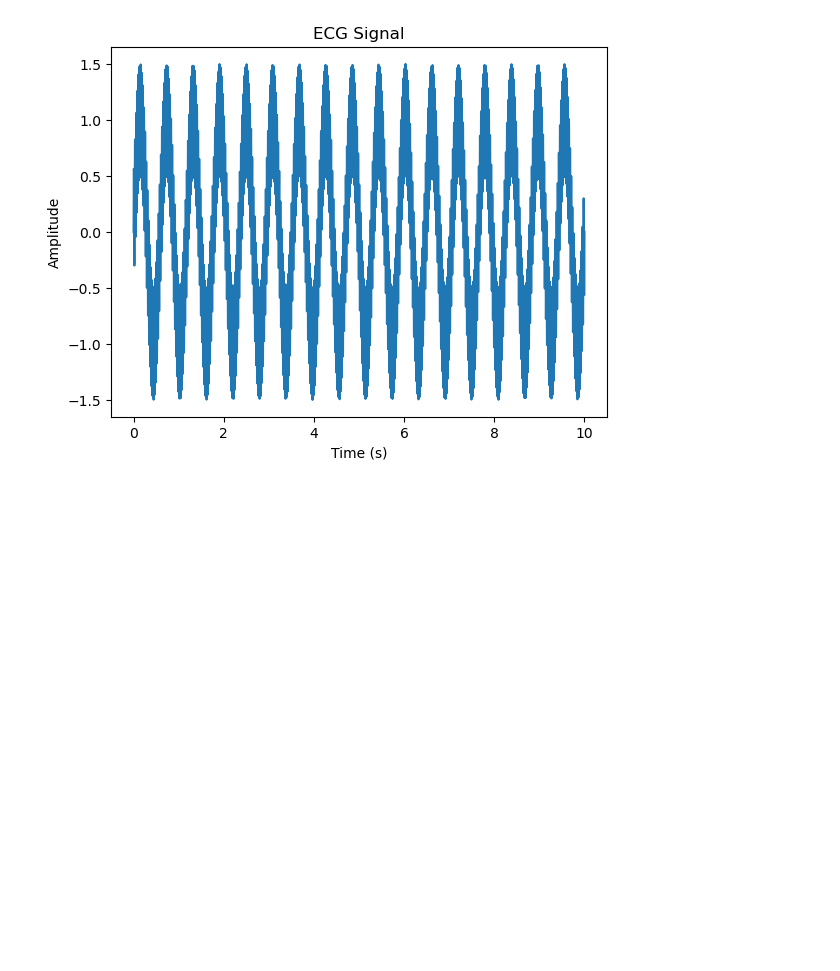
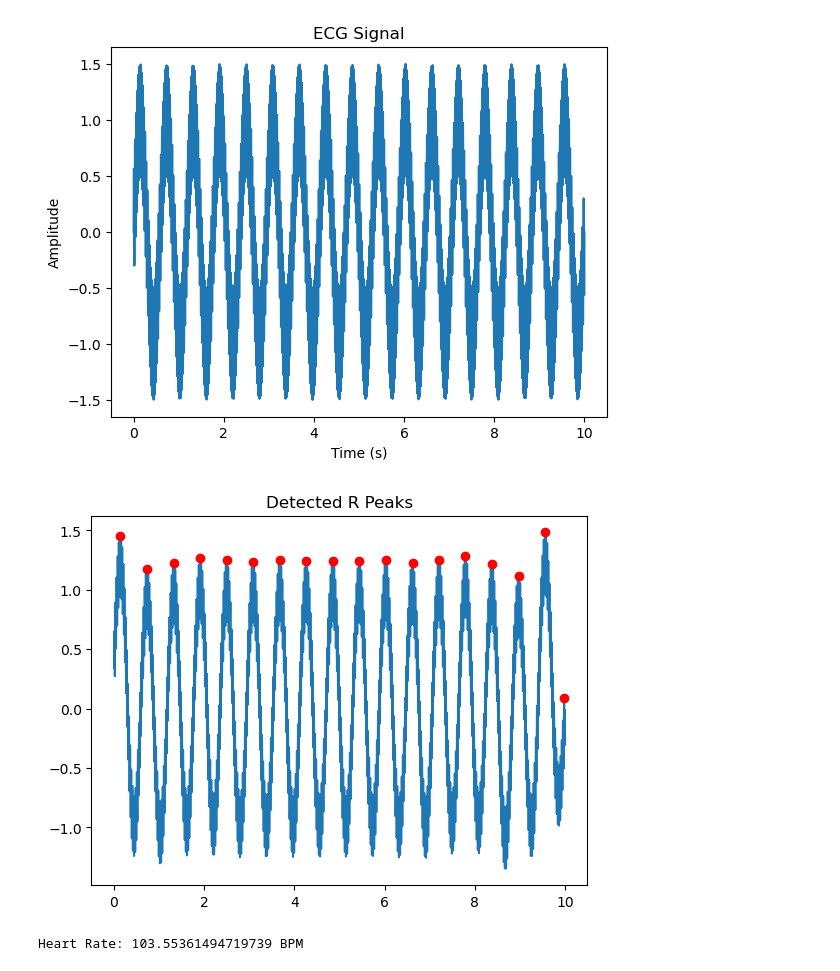
Before and after one commit to pacho10/MathConceptsForDevelopersProject, a Jupyter notebook: ElectrocardiogramPrinciple.ipynb, the cells around one changed output. Drawn from its saved outputs; the diff is of its cells as text; code cells hidden in the pictures; blank space fills up the shorter version.

Commit message:
Add heart rate calculation and Fourier analysis

```diff
--- a/ElectrocardiogramPrinciple.ipynb
+++ b/ElectrocardiogramPrinciple.ipynb
@@ -137,3 +137,20 @@ def bandpass_filter(signal, lowcut, highcut, fs, order=4):
     return filtfilt(b, a, signal)
 
 filtered = bandpass_filter(ecg, 0.5, 40, 500)
+# %%
+peaks, _ = find_peaks(filtered, distance=200)
+
+plt.plot(t, filtered)
+plt.plot(t[peaks], filtered[peaks], "ro")
+plt.title("Detected R Peaks")
+plt.show()
+# %% [output]
+[figure, added]
+# %%
+# Calculate heart rate
+rr_intervals = np.diff(t[peaks])
+heart_rate = 60 / np.mean(rr_intervals)
+
+print("Heart Rate:", heart_rate, "BPM")
+# %% [output]
+Heart Rate: 103.55361494719739 BPM
```
Also changed, not shown: parts of 1 cell of this notebook.
